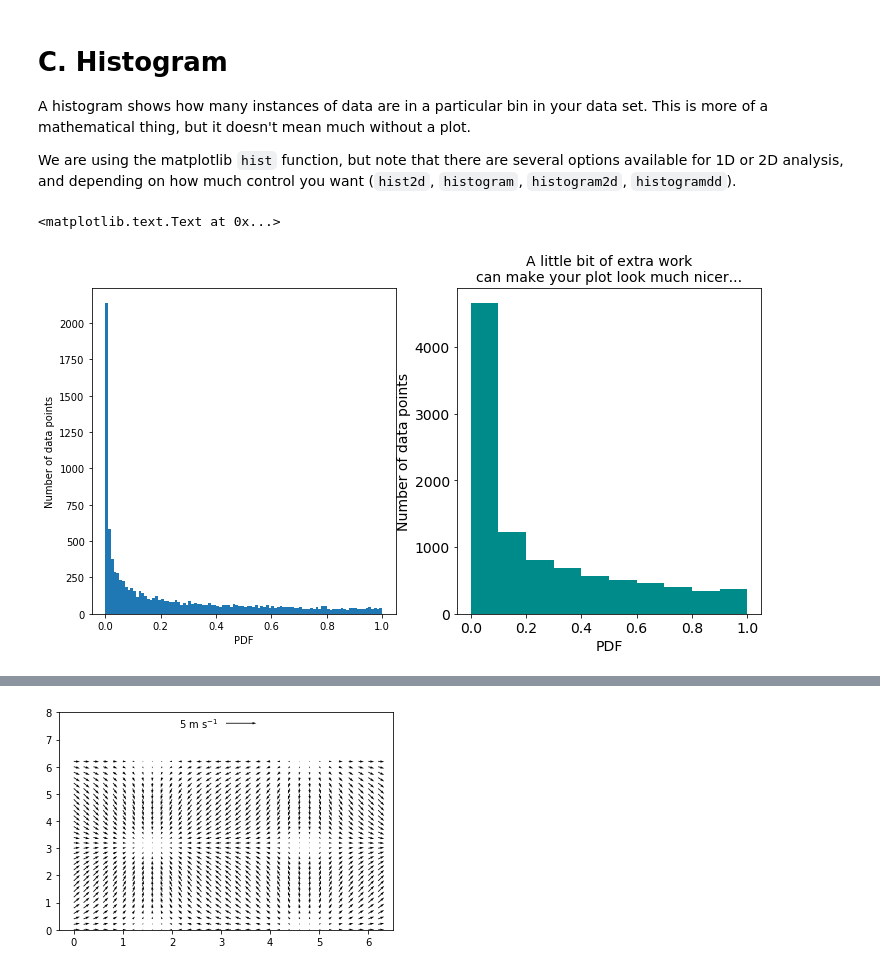
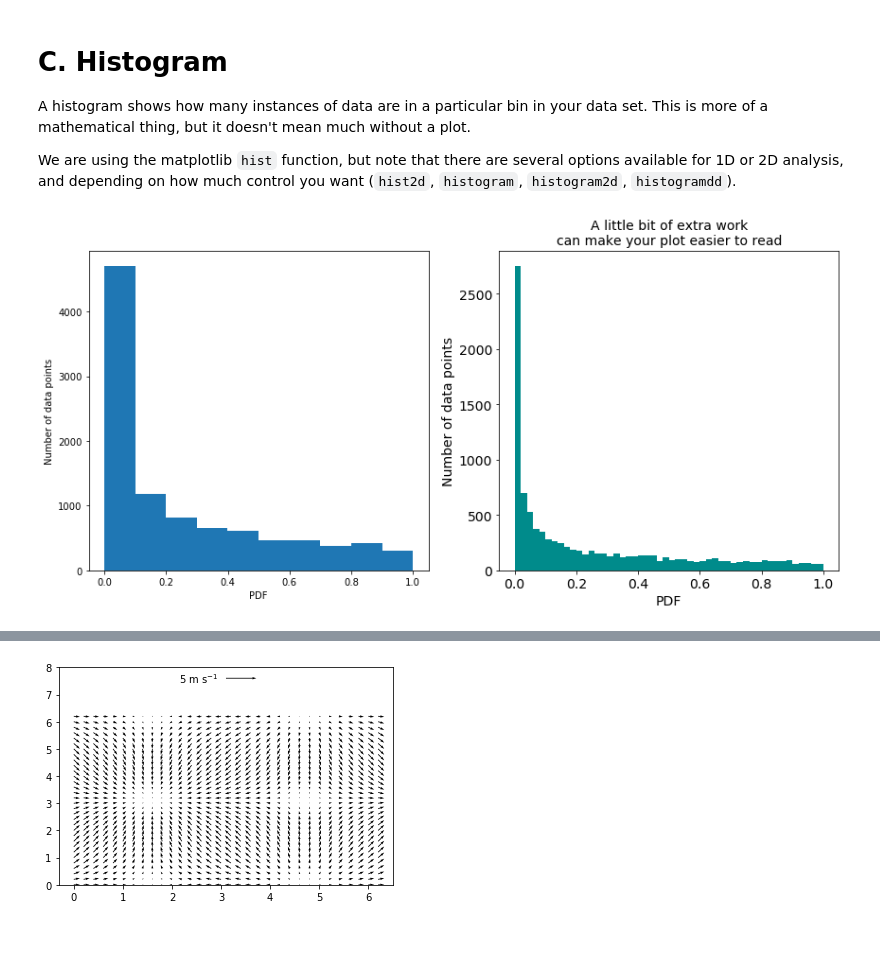
Before and after one commit to kthyng/python4geosciences, a Jupyter notebook: materials/3_matplotlib.ipynb, the cells around one changed output, grey strips where cells are left out. Drawn from its saved outputs; the diff is of its cells as text; code cells hidden in the pictures; blank space fills up the shorter version.

Commit message:
updates to matplotlib

```diff
--- a/materials/3_matplotlib.ipynb
+++ b/materials/3_matplotlib.ipynb
@@ -586,22 +554,23 @@ We are using the matplotlib `hist` function, but note that there are several opt
 # %%
 import scipy.stats
 
 # rv = scipy.stats.cosine.rvs(size=1000)
 rv = np.random.rand(10000)**3
 
 fig = plt.figure(figsize=(12,6))
 ax1 = fig.add_subplot(1, 2, 1)
-ax1.hist(rv, bins=100)
+ax1.hist(rv)
 ax1.set_xlabel('PDF')
 ax1.set_ylabel('Number of data points')
 
 ax2 = fig.add_subplot(1, 2, 2)
-ax2.hist(rv, bins=10, color='darkcyan', lw=0.1)
+ax2.hist(rv, bins=50, color='darkcyan', lw=0.1)
 ax2.set_xlabel('PDF', fontsize=14)
 ax2.set_ylabel('Number of data points', fontsize=14)
 plt.xticks(fontsize=14);
 plt.yticks(fontsize=14);
-ax2.set_title('A little bit of extra work\ncan make your plot look much nicer...', fontsize=14)
+ax2.set_title('A little bit of extra work\ncan make your plot easier to read', fontsize=14)
+
+fig.tight_layout()
 # %% [output]
-<matplotlib.text.Text at 0x...>
-[figure, old version]
+[figure, new version]
```
Also changed, not shown: parts of 43 cells of this notebook.
